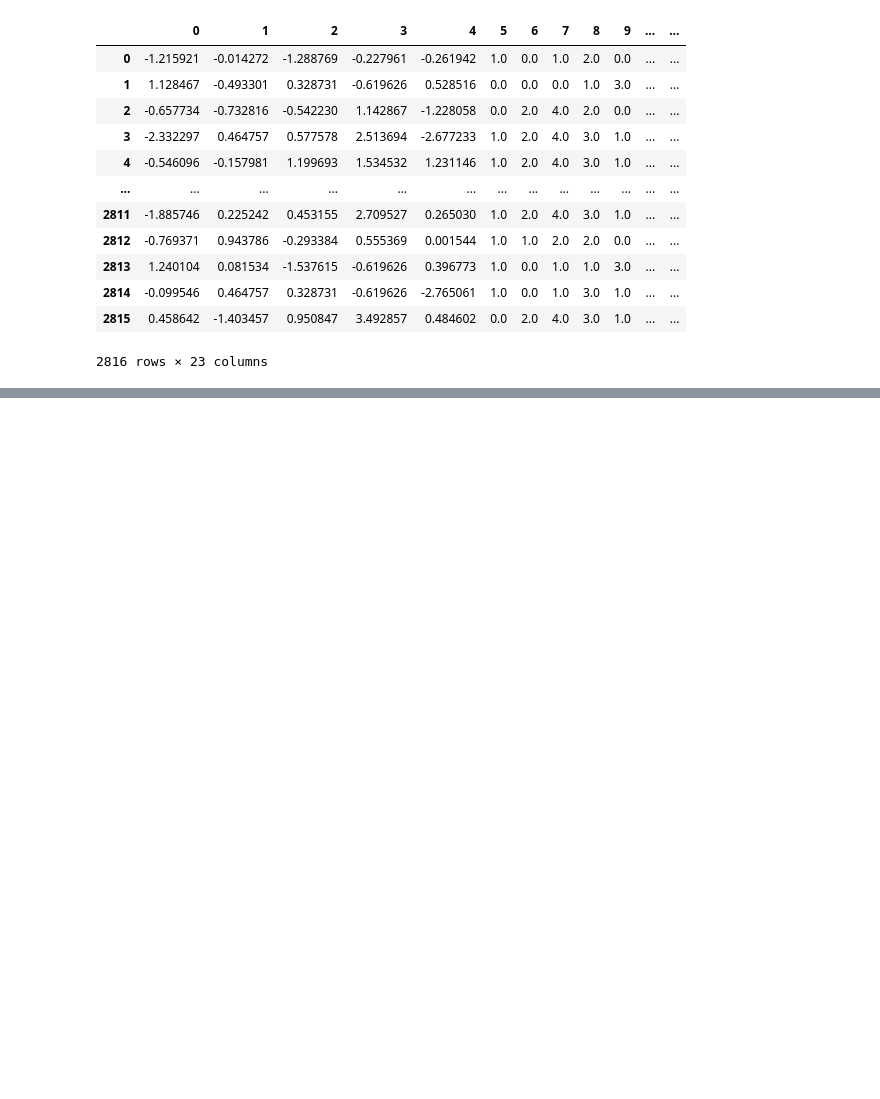
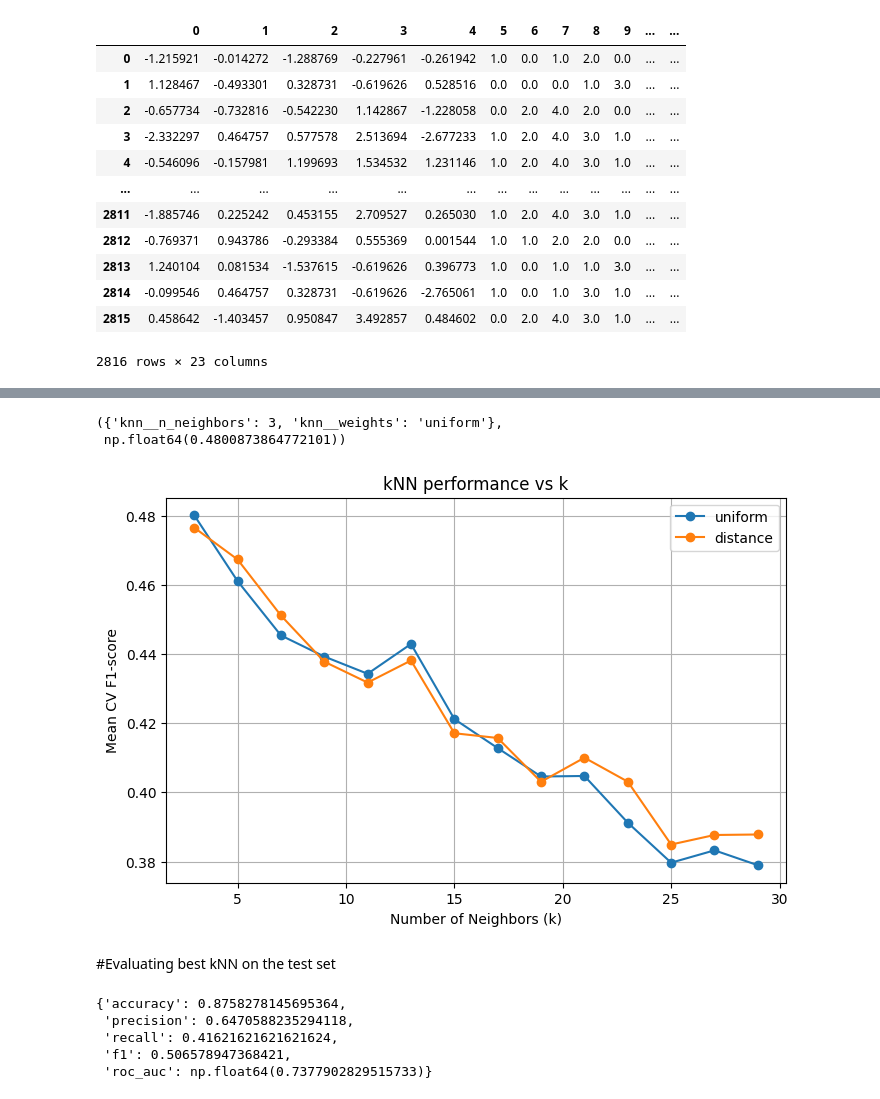
Before and after one commit to Vivek-afk81/breast-cancer-classification-ml, a Jupyter notebook: classification_project.ipynb, the cells around one changed output, grey strips where cells are left out. Cells and saved outputs as stored; diff of their text form; code cells hidden in the pictures; blank space fills up the shorter version.

```diff
--- a/classification_project.ipynb
+++ b/classification_project.ipynb
@@ -447,0 +482,18 @@ pd.DataFrame(X_trn_pre)
+# %%
+from sklearn.model_selection import GridSearchCV
+
+param_grid={
+    "knn__n_neighbors": list(range(3, 31, 2)),  # only odd values are taken
+    "knn__weights": ["uniform", "distance"]
+
+}
+
+grid_search=GridSearchCV(
+    estimator=knn_pipeline,
+    param_grid=param_grid,
+    scoring="f1",
+    cv=5,
+    n_jobs=-1
+)
+
+grid_search.fit(X_train,y_train)
@@ -447,0 +518,49 @@ pd.DataFrame(X_trn_pre)
+# %%
+grid_search.best_params_, grid_search.best_score_
+# %% [output]
+({'knn__n_neighbors': 3, 'knn__weights': 'uniform'},
+ np.float64(0.4800873864772101))
+# %%
+results=pd.DataFrame(grid_search.cv_results_)
+
+plt.figure(figsize=(8,5))
+for w in ["uniform","distance"]:
+  subset=results[results["param_knn__weights"] == w]
+  plt.plot(
+    subset["param_knn__n_neighbors"],
+    subset["mean_test_score"],
+    marker="o",
+    label=w
+)
+
+plt.xlabel("Number of Neighbors (k)")
+plt.ylabel("Mean CV F1-score")
+plt.title("kNN performance vs k")
+plt.legend()
+plt.grid(True)
+plt.show()
+# %% [output]
+[figure, added]
+# %% [markdown]
+#Evaluating best kNN on the test set
+# %%
+best_knn = grid_search.best_estimator_
+
+y_pred_knn = best_knn.predict(X_test)
+y_proba_knn = best_knn.predict_proba(X_test)[:, 1]
+
+knn_results = {
+    "accuracy": accuracy_score(y_test, y_pred_knn),
+    "precision": precision_score(y_test, y_pred_knn),
+    "recall": recall_score(y_test, y_pred_knn),
+    "f1": f1_score(y_test, y_pred_knn),
+    "roc_auc": roc_auc_score(y_test, y_proba_knn)
+}
+
+knn_results
+# %% [output]
+{'accuracy': 0.8758278145695364,
+ 'precision': 0.6470588235294118,
+ 'recall': 0.41621621621621624,
+ 'f1': 0.506578947368421,
+ 'roc_auc': np.float64(0.7377902829515733)}
```
Also changed, not shown: parts of 7 cells of this notebook.
